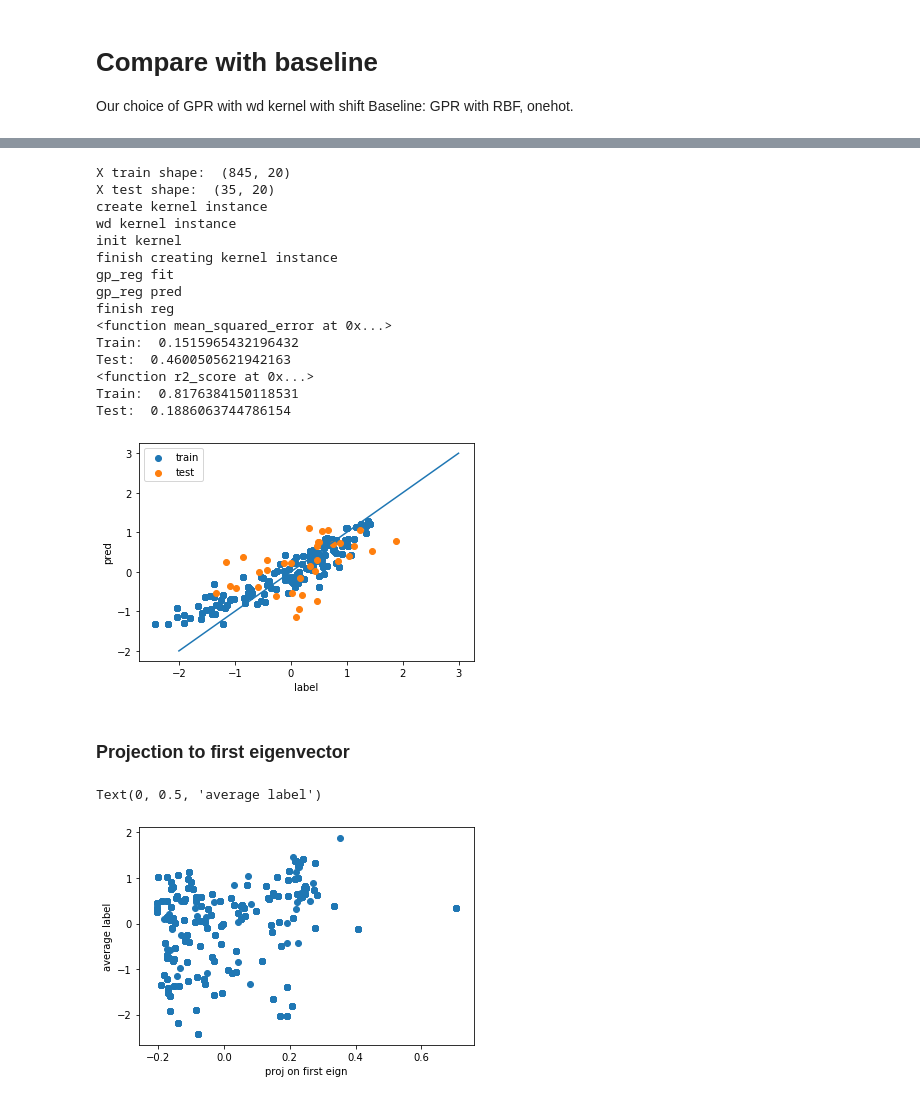
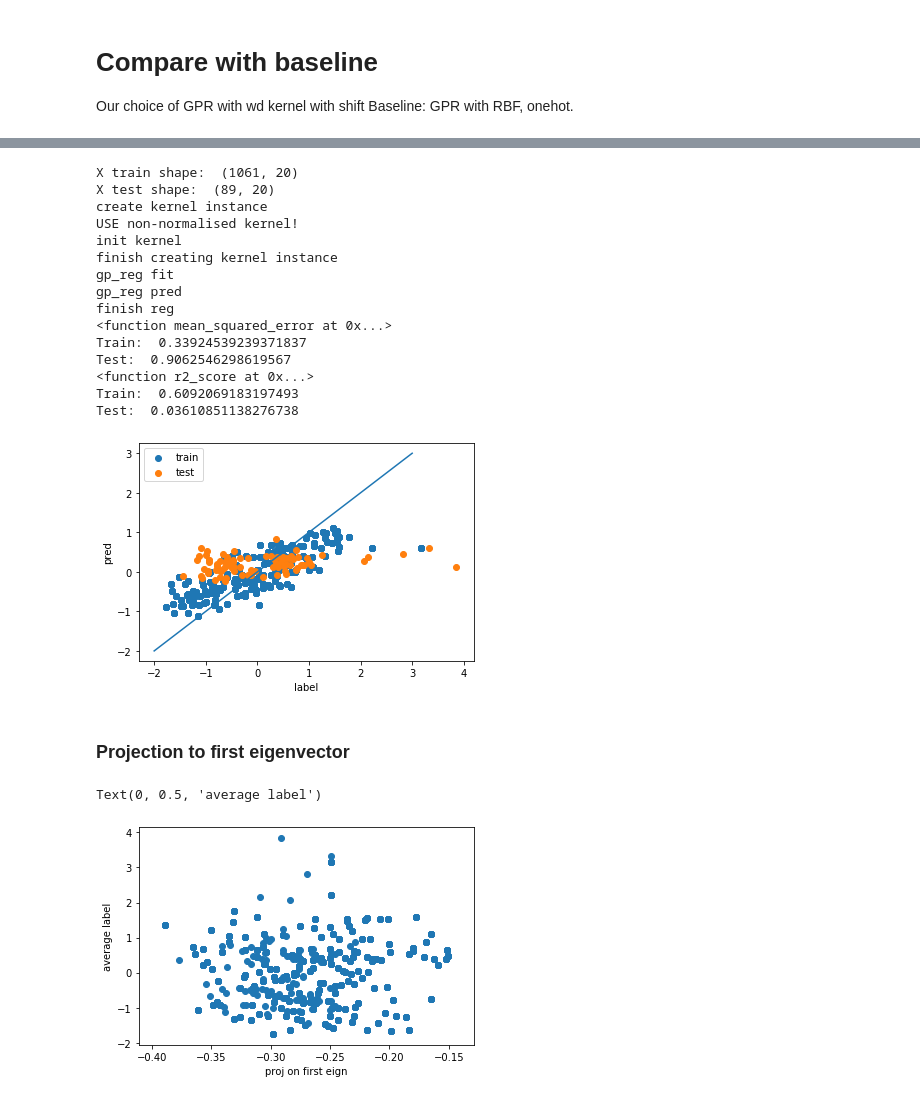
Before and after one commit to mholowko/Solaris, a Jupyter notebook: notebooks/result_analysis/Compare_with_baseline.ipynb, the cells around one changed output, grey strips where cells are left out. Drawn from its saved outputs; the diff is of its cells as text; code cells hidden in the pictures.

Commit message:
regression with round 1 data

```diff
--- a/notebooks/result_analysis/Compare_with_baseline.ipynb
+++ b/notebooks/result_analysis/Compare_with_baseline.ipynb
@@ -44,6 +46,7 @@ import warnings
 # %%
-Path = '../../data/firstRound_Microplate_normTrue_formatSeq_logTrue.csv'
+# Path = '../../data/firstRound_Microplate_normTrue_formatSeq_logTrue.csv'
+Path = '../../data/Results_Microplate_partialFalse_normTrue_plateRep_formatSeq_logTrue.csv'
 
 df = pd.read_csv(Path)
-df.head()
+df
 # %% [output]
@@ -98,29 +108,34 @@ if run_kfold:
 # %%
 kernel = 'WD_Kernel_Shift'
 embedding = 'label'
 eva_metric = [mean_squared_error, r2_score]
 
-gpr_train_samples = GPR_Predictor(df, kernel_name = kernel, embedding = embedding, eva_metric = eva_metric,
+# train and test on round 0
+# gpr_train_samples = GPR_Predictor(df[df['Plate'] != 'Third_Plate'], kernel_name = kernel, embedding = embedding, eva_metric = eva_metric, l = 6, s = 1, alpha = 2, eva_on='seqs')
+
+# train on round 0 (plate 1 and 2) and test on round 1 (plate 3)
+gpr_train_samples = GPR_Predictor(df, train_idx= df['Plate'] != 'Third_Plate', test_idx= df['Plate'] == 'Third_Plate',
+                   kernel_name = kernel, embedding = embedding, eva_metric = eva_metric,
                    l = 6, s = 1, alpha = 2, eva_on='seqs')
 gpr_train_samples.regression()
 gpr_train_samples.scatter_plot()
 # %% [output]
-X train shape:  (845, 20)
-X test shape:  (35, 20)
+X train shape:  (1061, 20)
+X test shape:  (89, 20)
 create kernel instance
-wd kernel instance
+USE non-normalised kernel!
 init kernel
 finish creating kernel instance
 gp_reg fit
 gp_reg pred
 finish reg
 <function mean_squared_error at 0x...>
-Train:  0.1515965432196432
-Test:  0.4600505621942163
+Train:  0.33924539239371837
+Test:  0.9062546298619567
 <function r2_score at 0x...>
-Train:  0.8176384150118531
-Test:  0.1886063744786154
+Train:  0.6092069183197493
+Test:  0.03610851138276738
-[figure, old version]
+[figure, new version]
 # %% [markdown]
 ### Projection to first eigenvector
 # %%
@@ -136,7 +151,7 @@ plt.xlabel('proj on first eign')
 plt.ylabel('average label')
 # %% [output]
 Text(0, 0.5, 'average label')
-[figure, old version]
+[figure, new version]
 # %%
 kernel = 'RBF'
 embedding = 'onehot'
```
Also changed, not shown: parts of 4 cells of this notebook, 1 other file.
